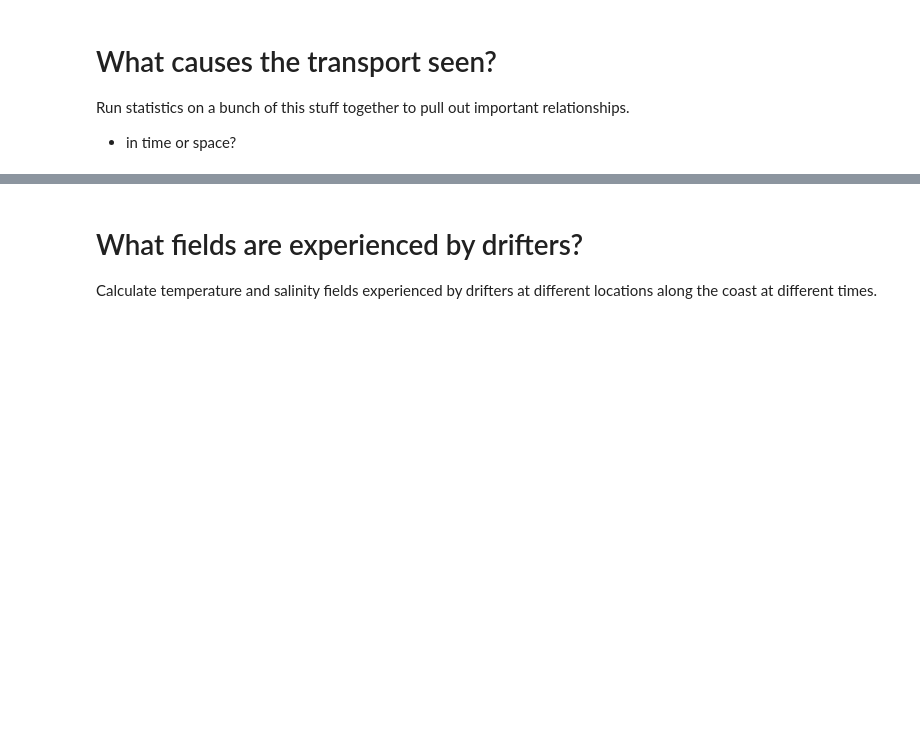
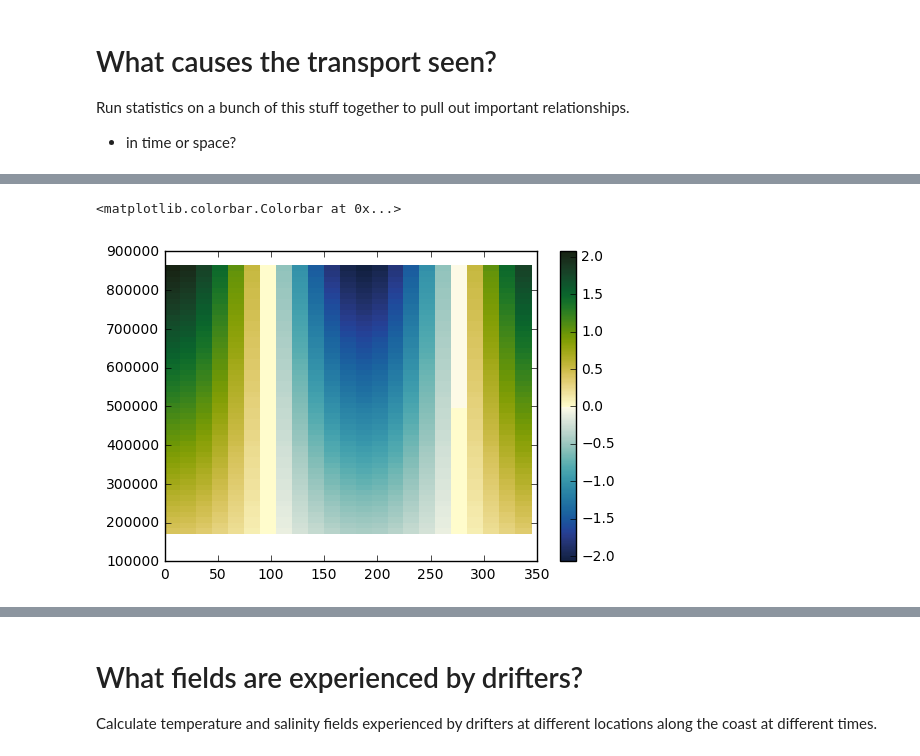
Before and after one commit to kthyng/shelf_transport, a Jupyter notebook: notebooks/Along-coast connectivity.ipynb, the cells around one changed output, grey strips where cells are left out. Drawn from its saved outputs; the diff is of its cells as text; code cells hidden in the pictures; blank space fills up the shorter version.

```diff
--- a/notebooks/Along-coast connectivity.ipynb
+++ b/notebooks/Along-coast connectivity.ipynb
@@ -59,0 +155,9 @@ If the drifters are being moved between bays strictly by wind-driven flow, then
+# %%
+# look at just velocities for sanity check
+up = (W/rho0)*(np.cos(Theta)/(2*H) * TT * np.exp(-y/R))
+ue = (W/rho0)*(1/(f*D) * (np.cos(Theta) + np.sin(Theta)))
+
+plt.pcolormesh(Theta*180/np.pi, TT, up, cmap=cmo.delta); plt.colorbar()
+# %% [output]
+<matplotlib.colorbar.Colorbar at 0x...>
+[figure, added]
```
Also changed, not shown: parts of 26 cells of this notebook, 1 other file.
